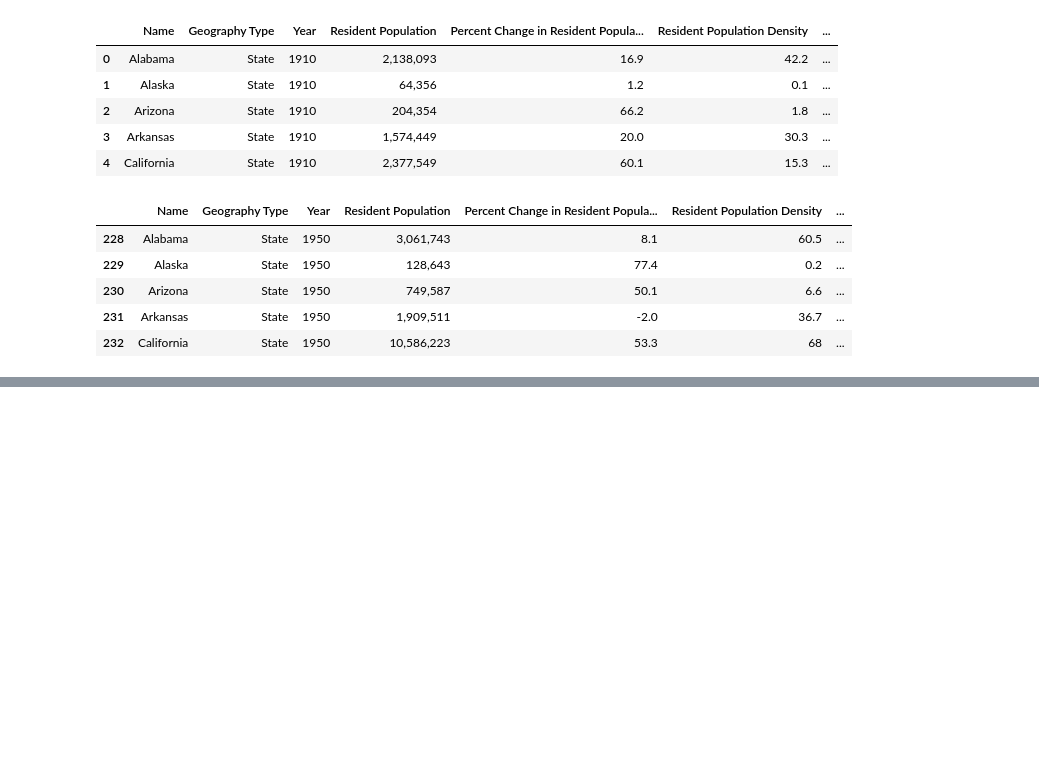
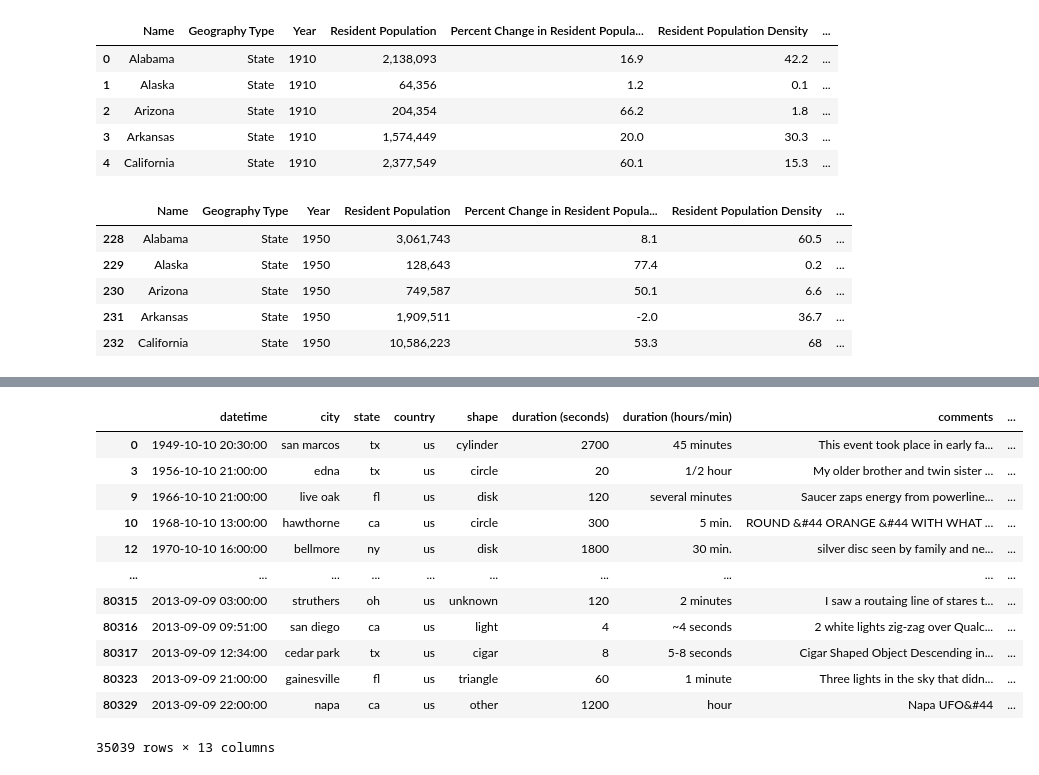
Before and after one commit to hfattor/data-analytics-project1, a Jupyter notebook: ufo_NASA_datetime.ipynb, the cells around one changed output, grey strips where cells are left out. Cells and saved outputs as stored; diff of their text form; code cells hidden in the pictures; blank space fills up the shorter version.

```diff
--- a/ufo_NASA_datetime.ipynb
+++ b/ufo_NASA_datetime.ipynb
@@ -130,5 +84,4 @@ us_census.head()
 # %%
-ufo_raw = pd.read_csv("ufosightingdata.csv", delimiter = ",")
 ufo_dropped = ufo_raw.dropna()
 
 #datetime
@@ -142,5 +95,5 @@ ufo_by_year.head()
 #grouping by decade
 groupnames1 = ["Pre-1950s","1950s","1960s","1970s","1980s","1990s","2000s","2010s","2020s"]
 bins = [0, 1949.0, 1959.0, 1969.0, 1979.0,1989.0,1999.0,2009.0,2019,2024.0]
-ufo_by_year["decade"] = pd.cut(ufo_by_year["year"],bins,labels=groupnames,include_lowest=False)
+ufo_by_year["decade"] = pd.cut(ufo_by_year["year"],bins,labels=groupnames1,include_lowest=False)
 # %% [output]
@@ -154,0 +123,24 @@ AttributeError: 'DataFrameGroupBy' object has no attribute 'loc'
+# %%
+columns = ['datetime', 'city', 'state', 'country', 'shape', 'duration (seconds)',
+       'duration (hours/min)', 'comments', 'date posted', 'latitude',
+       'longitude ', 'year', 'decade']
+spotted_in_us_df = ufo_by_year.loc[(ufo_by_year["state"] == "az") | (ufo_by_year["state"] == "ca")| (ufo_by_year["state"] == "fl")
+                                   | (ufo_by_year["state"] == "il") | (ufo_by_year["state"] == "mi")
+                                   | (ufo_by_year["state"] == "ny") | (ufo_by_year["state"] == "oh") | (ufo_by_year["state"] == "or")
+                                   | (ufo_by_year["state"] == "pa") | (ufo_by_year["state"] == "tx")
+                                   | (ufo_by_year["state"] == "wa"), columns]
+spotted_in_us_df
+# %% [output]
+|  | datetime | city | state | country | shape | duration (seconds) | duration (hours/min) | comments | ... |
+| 0 | 1949-10-10 20:30:00 | san marcos | tx | us | cylinder | 2700 | 45 minutes | This event took place in early fa... | ... |
+| 3 | 1956-10-10 21:00:00 | edna | tx | us | circle | 20 | 1/2 hour | My older brother and twin sister ... | ... |
+| 9 | 1966-10-10 21:00:00 | live oak | fl | us | disk | 120 | several minutes | Saucer zaps energy from powerline... | ... |
+| 10 | 1968-10-10 13:00:00 | hawthorne | ca | us | circle | 300 | 5 min. | ROUND &#44 ORANGE &#44 WITH WHAT ... | ... |
+| 12 | 1970-10-10 16:00:00 | bellmore | ny | us | disk | 1800 | 30 min. | silver disc seen by family and ne... | ... |
+| ... | ... | ... | ... | ... | ... | ... | ... | ... | ... |
+| 80315 | 2013-09-09 03:00:00 | struthers | oh | us | unknown | 120 | 2 minutes | I saw a routaing line of stares t... | ... |
+| 80316 | 2013-09-09 09:51:00 | san diego | ca | us | light | 4 | ~4 seconds | 2 white lights zig-zag over Qualc... | ... |
+| 80317 | 2013-09-09 12:34:00 | cedar park | tx | us | cigar | 8 | 5-8 seconds | Cigar Shaped Object Descending in... | ... |
+| 80323 | 2013-09-09 21:00:00 | gainesville | fl | us | triangle | 60 | 1 minute | Three lights in the sky that didn... | ... |
+| 80329 | 2013-09-09 22:00:00 | napa | ca | us | other | 1200 | hour | Napa UFO&#44 | ... |
+35039 rows × 13 columns
```
Also changed, not shown: parts of 15 cells of this notebook, 1 other file.
